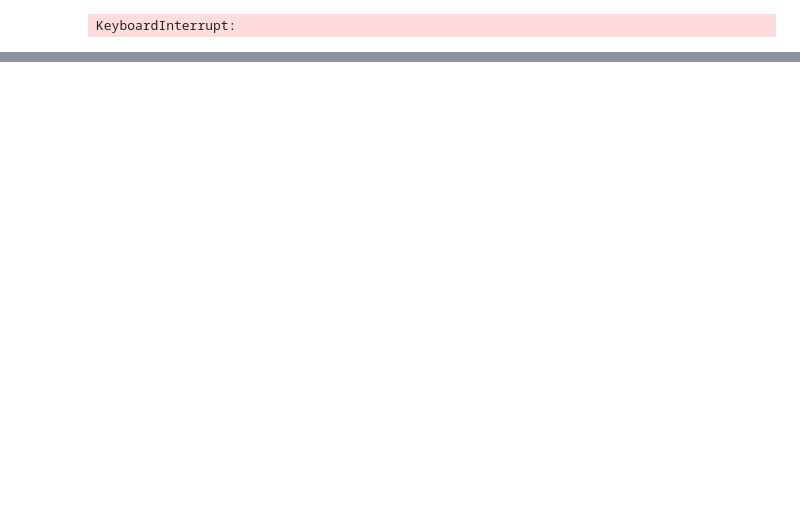
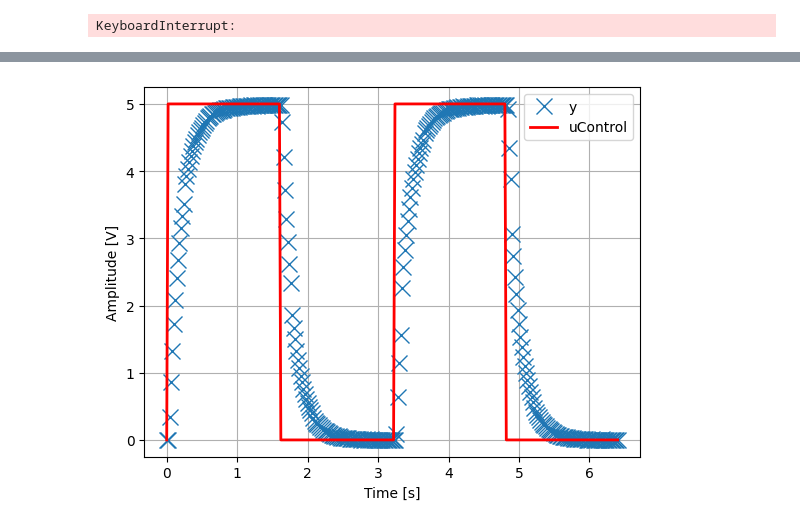
Before and after one commit to Traximus27/Traximus27.github.io, a Jupyter notebook: Arduino/myArduino.ipynb, the cells around one changed output, grey strips where cells are left out. Cells and saved outputs as stored; diff of their text form; code cells hidden in the pictures; blank space fills up the shorter version.

```diff
--- a/Arduino/myArduino.ipynb
+++ b/Arduino/myArduino.ipynb
@@ -90,0 +129,10 @@ plt.show()
+# %%
+plt.plot(Tab_time,Tab_val,'x',linewidth = 2, markersize=12,label='y')
+plt.plot(Tab_time,uControl,'r',linewidth = 2,label='uControl')
+plt.xlabel('Time [s]')
+plt.ylabel('Amplitude [V]')
+plt.grid()
+plt.legend()
+plt.show()
+# %% [output]
+[figure, added]
```
Also changed, not shown: parts of 6 cells of this notebook.
